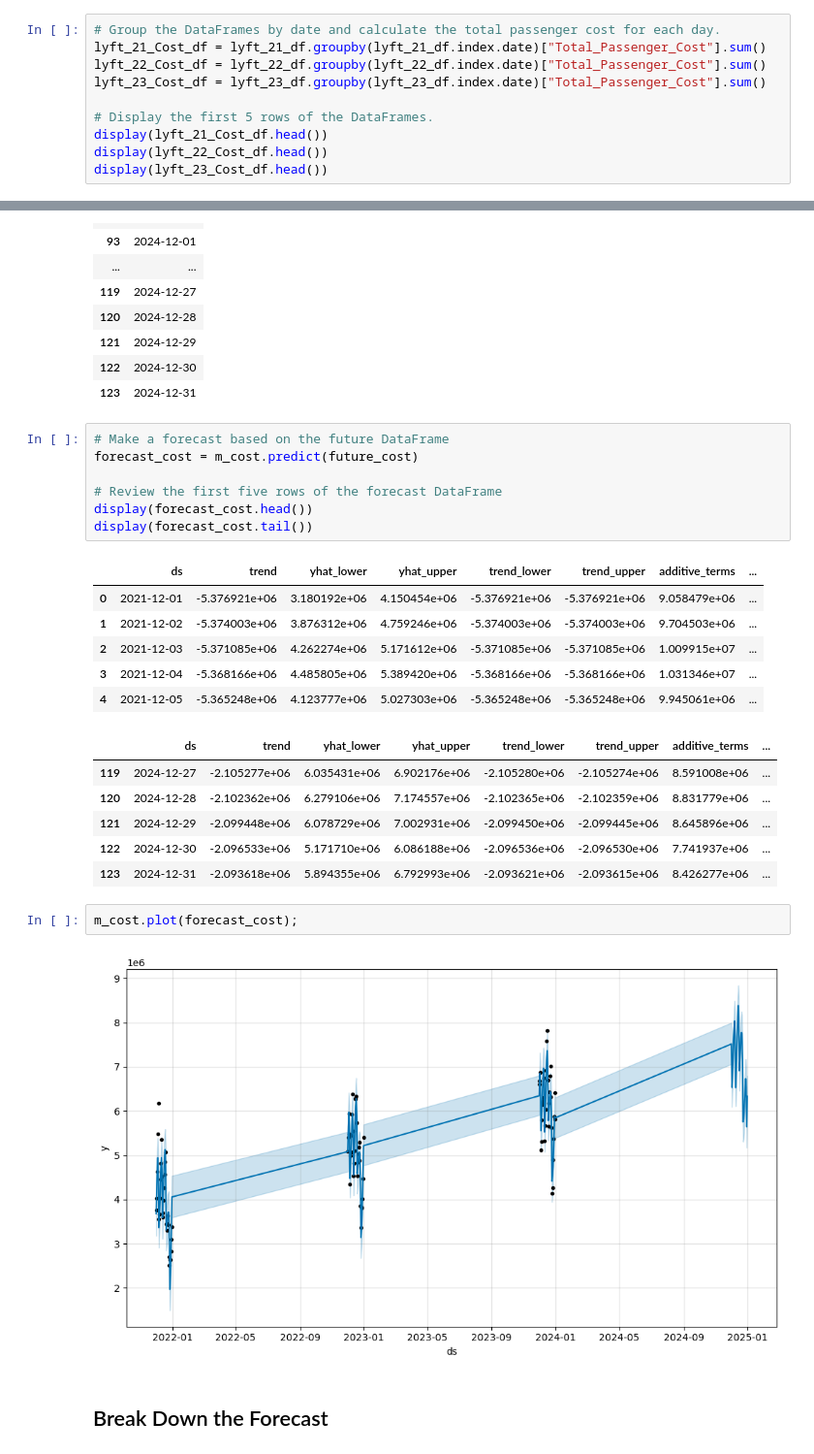
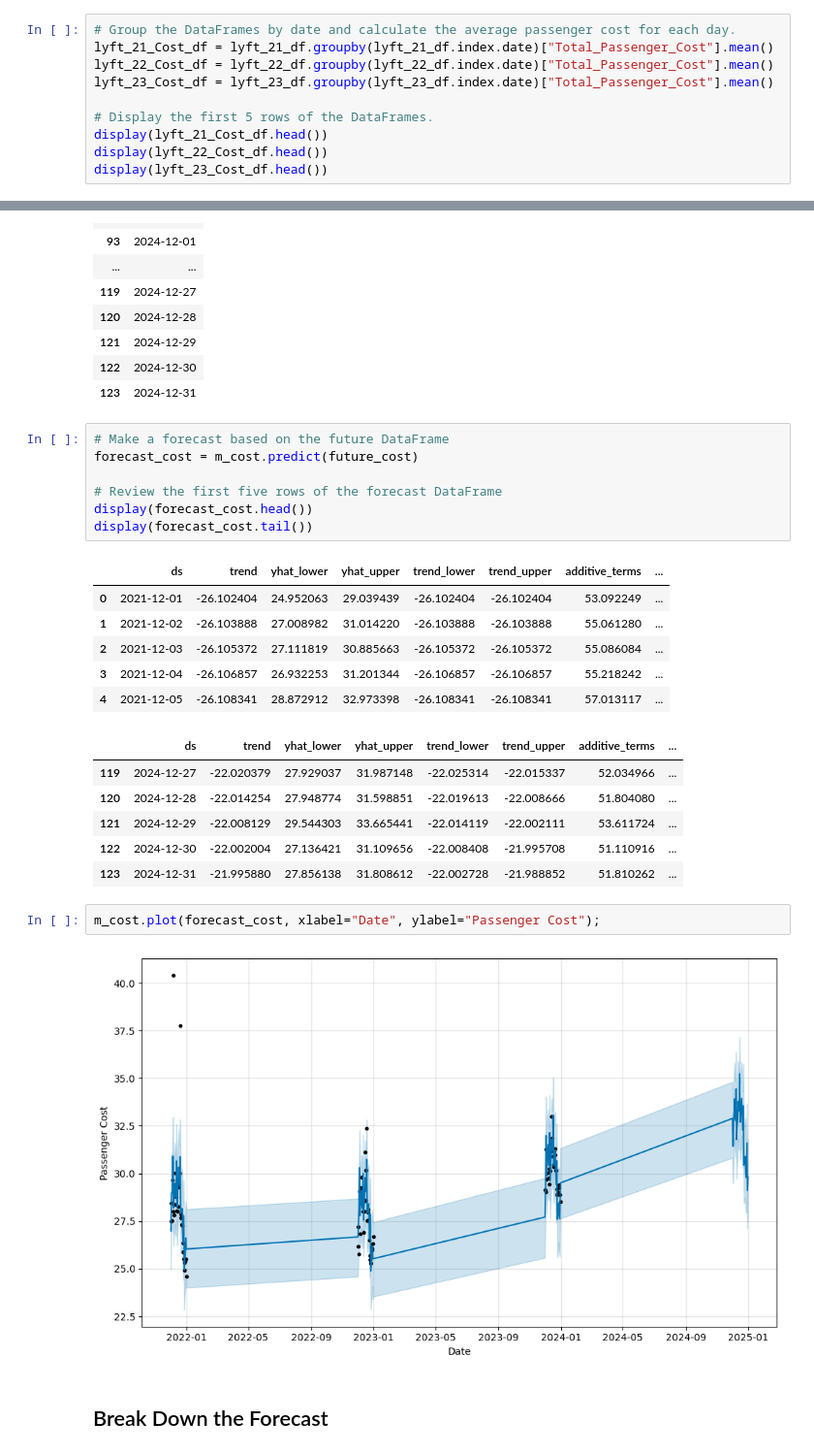
Before and after one commit to T-Haight/project1_group1_osubootcamp, a Jupyter notebook: Future_Predictions.ipynb, the cells around one changed output, grey strips where cells are left out. Shown at 97% size. Drawn from its saved outputs; the diff is of its cells as text.

Commit message:
- Changed first forecast from Total passenger cost to Average passenger cost. - Updated labels on graphs, added more comments and analysis.

```diff
--- a/Future_Predictions.ipynb
+++ b/Future_Predictions.ipynb
@@ -64,10 +64,10 @@ display(lyft_23_df.head())
 | 2023-12-01 00:00:01 | 2023-12-01 00:00:01 | 2023-12-01 00:19:44 | 238 | 185 | 10.432 | 1183 | ... |
 | 2023-12-01 00:00:01 | 2023-12-01 00:00:01 | 2023-12-01 00:22:25 | 216 | 61 | 9.309 | 1344 | ... |
 # %%
-# Group the DataFrames by date and calculate the total passenger cost for each day.
-lyft_21_Cost_df = lyft_21_df.groupby(lyft_21_df.index.date)["Total_Passenger_Cost"].sum()
-lyft_22_Cost_df = lyft_22_df.groupby(lyft_22_df.index.date)["Total_Passenger_Cost"].sum()
-lyft_23_Cost_df = lyft_23_df.groupby(lyft_23_df.index.date)["Total_Passenger_Cost"].sum()
+# Group the DataFrames by date and calculate the average passenger cost for each day.
+lyft_21_Cost_df = lyft_21_df.groupby(lyft_21_df.index.date)["Total_Passenger_Cost"].mean()
+lyft_22_Cost_df = lyft_22_df.groupby(lyft_22_df.index.date)["Total_Passenger_Cost"].mean()
+lyft_23_Cost_df = lyft_23_df.groupby(lyft_23_df.index.date)["Total_Passenger_Cost"].mean()
 
 # Display the first 5 rows of the DataFrames.
 display(lyft_21_Cost_df.head())
@@ -192,21 +192,21 @@ display(forecast_cost.head())
 display(forecast_cost.tail())
 # %% [output]
 |  | ds | trend | yhat_lower | yhat_upper | trend_lower | trend_upper | additive_terms | ... |
-| 0 | 2021-12-01 | -5.376921e+06 | 3.180192e+06 | 4.150454e+06 | -5.376921e+06 | -5.376921e+06 | 9.058479e+06 | ... |
-| 1 | 2021-12-02 | -5.374003e+06 | 3.876312e+06 | 4.759246e+06 | -5.374003e+06 | -5.374003e+06 | 9.704503e+06 | ... |
-| 2 | 2021-12-03 | -5.371085e+06 | 4.262274e+06 | 5.171612e+06 | -5.371085e+06 | -5.371085e+06 | 1.009915e+07 | ... |
-| 3 | 2021-12-04 | -5.368166e+06 | 4.485805e+06 | 5.389420e+06 | -5.368166e+06 | -5.368166e+06 | 1.031346e+07 | ... |
-| 4 | 2021-12-05 | -5.365248e+06 | 4.123777e+06 | 5.027303e+06 | -5.365248e+06 | -5.365248e+06 | 9.945061e+06 | ... |
+| 0 | 2021-12-01 | -26.102404 | 24.952063 | 29.039439 | -26.102404 | -26.102404 | 53.092249 | ... |
+| 1 | 2021-12-02 | -26.103888 | 27.008982 | 31.014220 | -26.103888 | -26.103888 | 55.061280 | ... |
+| 2 | 2021-12-03 | -26.105372 | 27.111819 | 30.885663 | -26.105372 | -26.105372 | 55.086084 | ... |
+| 3 | 2021-12-04 | -26.106857 | 26.932253 | 31.201344 | -26.106857 | -26.106857 | 55.218242 | ... |
+| 4 | 2021-12-05 | -26.108341 | 28.872912 | 32.973398 | -26.108341 | -26.108341 | 57.013117 | ... |
 |  | ds | trend | yhat_lower | yhat_upper | trend_lower | trend_upper | additive_terms | ... |
-| 119 | 2024-12-27 | -2.105277e+06 | 6.035431e+06 | 6.902176e+06 | -2.105280e+06 | -2.105274e+06 | 8.591008e+06 | ... |
-| 120 | 2024-12-28 | -2.102362e+06 | 6.279106e+06 | 7.174557e+06 | -2.102365e+06 | -2.102359e+06 | 8.831779e+06 | ... |
-| 121 | 2024-12-29 | -2.099448e+06 | 6.078729e+06 | 7.002931e+06 | -2.099450e+06 | -2.099445e+06 | 8.645896e+06 | ... |
-| 122 | 2024-12-30 | -2.096533e+06 | 5.171710e+06 | 6.086188e+06 | -2.096536e+06 | -2.096530e+06 | 7.741937e+06 | ... |
-| 123 | 2024-12-31 | -2.093618e+06 | 5.894355e+06 | 6.792993e+06 | -2.093621e+06 | -2.093615e+06 | 8.426277e+06 | ... |
+| 119 | 2024-12-27 | -22.020379 | 27.929037 | 31.987148 | -22.025314 | -22.015337 | 52.034966 | ... |
+| 120 | 2024-12-28 | -22.014254 | 27.948774 | 31.598851 | -22.019613 | -22.008666 | 51.804080 | ... |
+| 121 | 2024-12-29 | -22.008129 | 29.544303 | 33.665441 | -22.014119 | -22.002111 | 53.611724 | ... |
+| 122 | 2024-12-30 | -22.002004 | 27.136421 | 31.109656 | -22.008408 | -21.995708 | 51.110916 | ... |
+| 123 | 2024-12-31 | -21.995880 | 27.856138 | 31.808612 | -22.002728 | -21.988852 | 51.810262 | ... |
 # %%
-m_cost.plot(forecast_cost);
+m_cost.plot(forecast_cost, xlabel="Date", ylabel="Passenger Cost");
 # %% [output]
-[figure, old version]
+[figure, new version]
 # %% [markdown]
 ## Break Down the Forecast
 # %%
```
Also changed, not shown: parts of 13 cells of this notebook.
